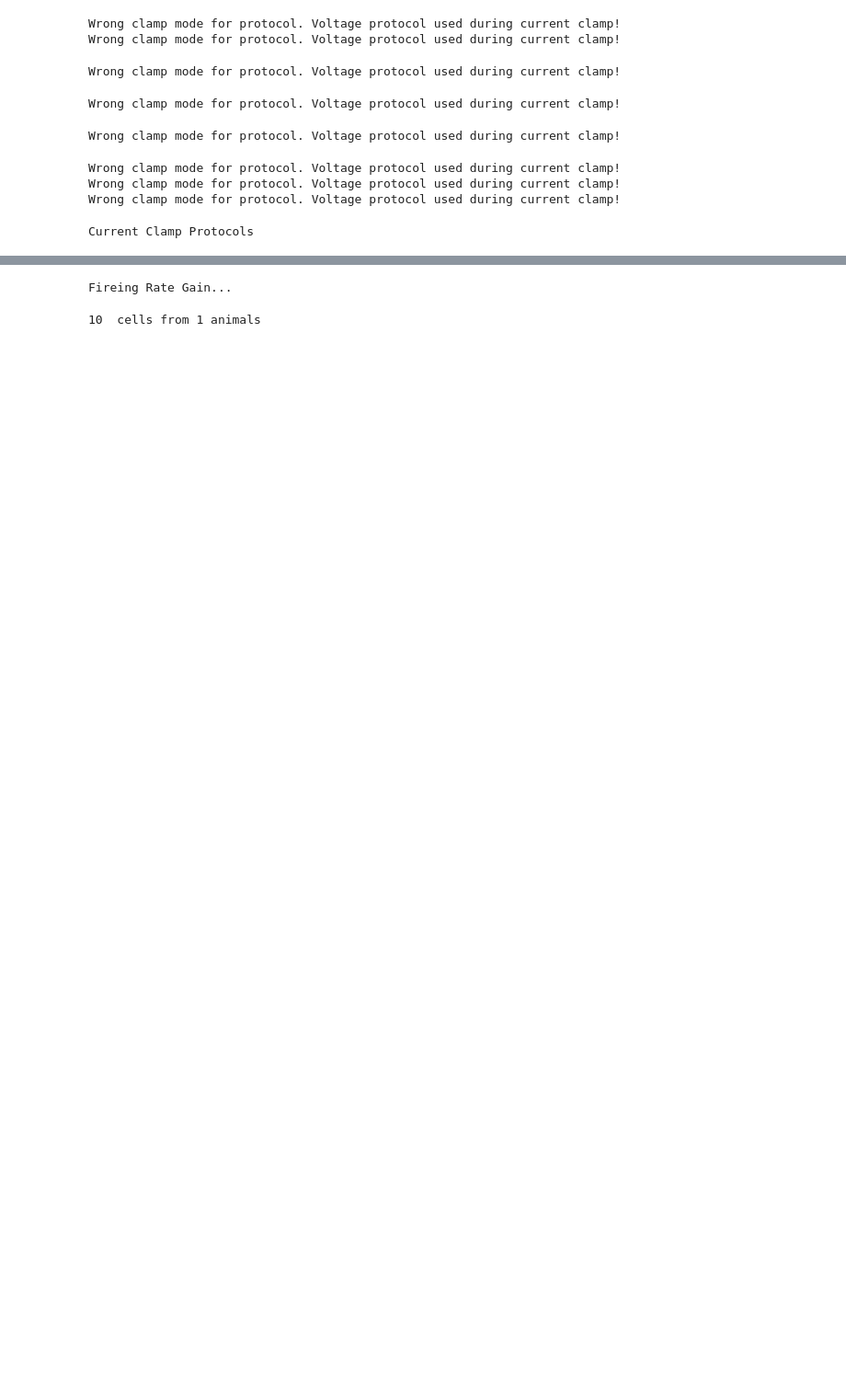
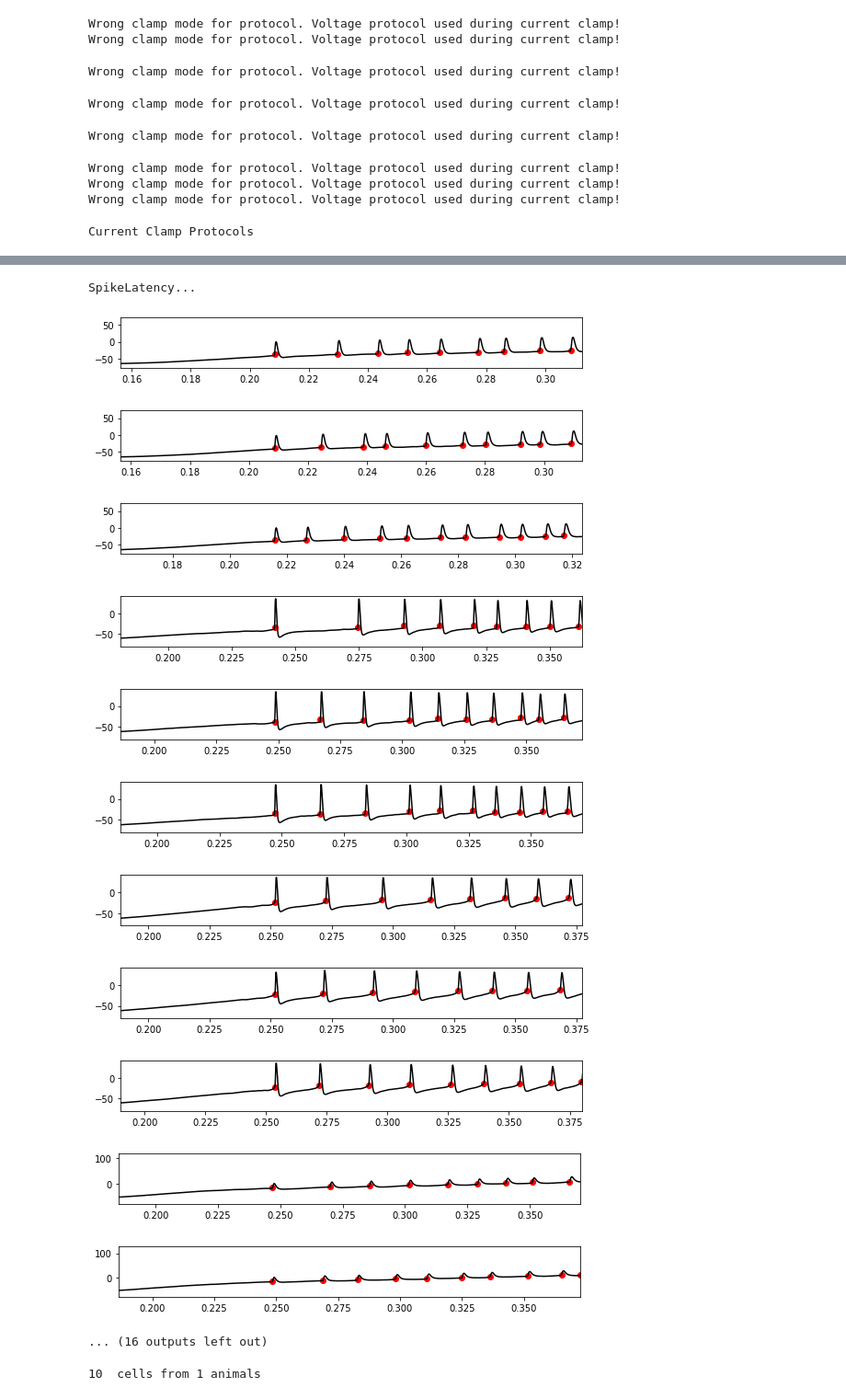
Before and after one commit to dtabuena/CrispMice, a Jupyter notebook: Crispy_Analyze_ABF_files.ipynb, the cells around one changed output, grey strips where cells are left out. Shown: that part at 92% size. Saved outputs shown, nothing was run; the diff lists cells and outputs as text; code cells hidden in the pictures; blank space fills up the shorter version.

```diff
--- a/Crispy_Analyze_ABF_files.ipynb
+++ b/Crispy_Analyze_ABF_files.ipynb
@@ -303,7 +303,7 @@ def IF_curve_analysis(abf_recordings_df,protocol_aliases,R2_thresh = 0.8, to_plo
     abf_recordings_df['Gain_Stims_pA'] = abf_recordings_df['Gain_Stims_pA'].astype(object)
     abf_recordings_df['Gain_NumSpikes'] = abf_recordings_df['Gain_NumSpikes'].astype(object)
     abf_recordings_df['v_before_stim'] = None
-    abf_recordings_df['Firing_Duration_%'] = None
+    abf_recordings_df['Firing_Duration_%'] = np.nan
 
     spike_args = {'spike_thresh':10,
                     'high_dv_thresh': 25,
@@ -322,7 +322,7 @@ def IF_curve_analysis(abf_recordings_df,protocol_aliases,R2_thresh = 0.8, to_plo
         abf_recordings_df.at[file_name,'v_before_stim'] = np.mean(v_before_stim)
         abf_recordings_df.at[file_name,'Firing_Gain_(Hz/pA)'] = gain_slope
         abf_recordings_df.at[file_name,'R2 (Firing_Gain_R2)'] = R2
-        abf_recordings_df.at[file_name,'Firing_Duration_%'] = fire_dur
+        abf_recordings_df.at[file_name,'Firing_Duration_%'] = np.nanmedian(fire_dur)
 
     return abf_recordings_df
 
@@ -479,7 +479,7 @@ def check_inactivation( time, trace, is_stim, sample_rate, dVds, inds, mean_spik
     rel_firing_duration = np.nan
     if len(inds)>1:
         isi = np.diff(time_ms[inds])
-        sum_isi = isi
+        sum_isi = np.sum(isi)
         stim_time = time_ms[np.where(is_stim)[0][0]]
         first_time = time_ms[inds[0]]-stim_time
         firing_duration = first_time+sum_isi
@@ -488,10 +488,9 @@ def check_inactivation( time, trace, is_stim, sample_rate, dVds, inds, mean_spik
 
 
 
-# file_name = '2022-08-08_hipp_data/2022x08x04_NEL2_E4KI_F_P243_s001_c005_DGxPOS_0003.abf'
-# R2_thresh = 0
-# to_plot = 3
+file_name = '2022-08-08_hipp_data/2022x08x04_NEL2_E4KI_F_P243_s001_c003_DGxNEG_0004.abf'
+R2_thresh = 0
+to_plot = 1
 
-
-
-# gain_slope, R2, stim_currents, spike_counts, v_before_stim = analyze_gain_abf(file_name,spike_args,R2_thresh,to_plot)
+gain_slope, R2, stim_currents, spike_counts, v_before_stim, fire_dur = analyze_gain_abf(file_name,spike_args,R2_thresh,to_plot)
+print(np.nanmedian(fire_dur))
@@ -1926,14 +1977,16 @@ Current Clamp Protocols
 print('Passive Membrane params...')
 protocol_aliases = ['VC - MemTest-10ms-160ms']
 abf_recordings_df, correct_protocol = Icapacitance_analysis(abf_recordings_df, protocol_aliases,to_plot=False,verbose=False)
-# column_pairs = [('Ra_250.0','Ra_500.0'), ('Rm_250.0','Rm_500.0'), ('Cmq_250.0','Cmq_500.0')]
-# abf_recordings_df = combine_memtest_durations(column_pairs,abf_recordings_df)
-
 
 ################### Rheobase Analyisis ###########################
 print('Rheobase Analyisis...')
 Rheo_aliases = ['IC - Rheobase']
 abf_recordings_df = Rheo_curve_analysis(abf_recordings_df, Rheo_aliases,to_plot = False,single_spike=False)
+
+############## Fireing Rate Gain ################
+print('Fireing Rate Gain...')
+IFcurve_aliases = ['IC - Gain - D20pA', 'IC - Gain - D50pA']
+abf_recordings_df = IF_curve_analysis(abf_recordings_df, IFcurve_aliases,to_plot = 0)
 
 ############## SpikeLatency ################
 print('SpikeLatency...')
@@ -1952,10 +2012,22 @@ abf_recordings_df = IV_analyisis(abf_recordings_df, protocol_aliases,to_plot=Fal
-# %%
-############## Fireing Rate Gain ################
-print('Fireing Rate Gain...')
-IFcurve_aliases = ['IC - Gain - D20pA']
-abf_recordings_df = IF_curve_analysis(abf_recordings_df, IFcurve_aliases,to_plot = 0)
-# %% [output]
-Fireing Rate Gain...
+# %%
+############## SpikeLatency ################
+print('SpikeLatency...')
+SpikeLatency_aliases = ['IC - Latentcy 800pA-1s']
+abf_recordings_df = Spike_latency(abf_recordings_df, SpikeLatency_aliases,to_plot = True)
+# %% [output]
+SpikeLatency...
+[figure, added]
+[figure, added]
+[figure, added]
+[figure, added]
+[figure, added]
+[figure, added]
+[figure, added]
+[figure, added]
+[figure, added]
+[figure, added]
+[figure, added]
+... (16 outputs left out)
 # %%
 ########################################################################
 #################### Consolidate and Summarize Data ##################
```
Also changed, not shown: parts of 7 cells of this notebook.
